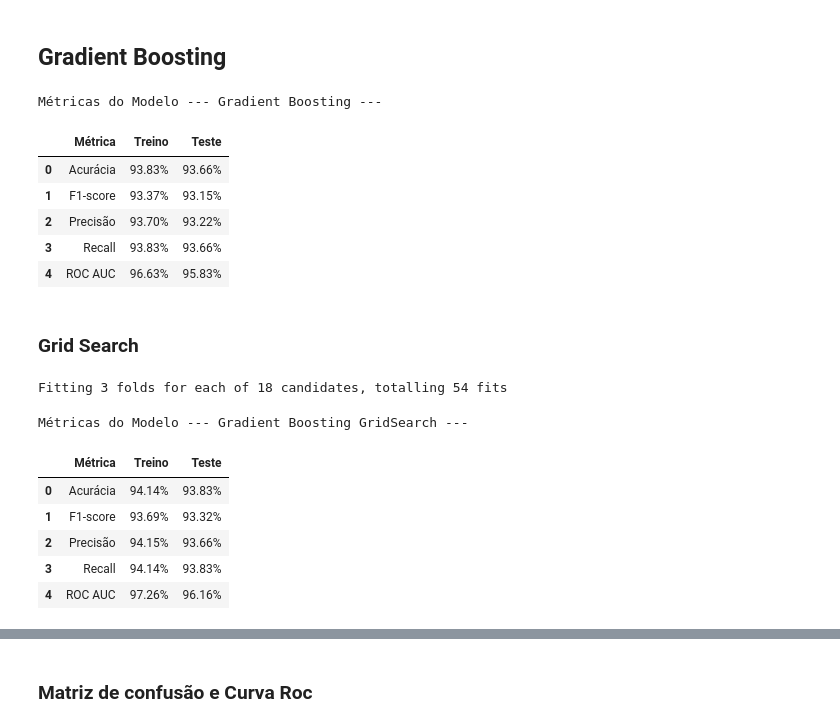
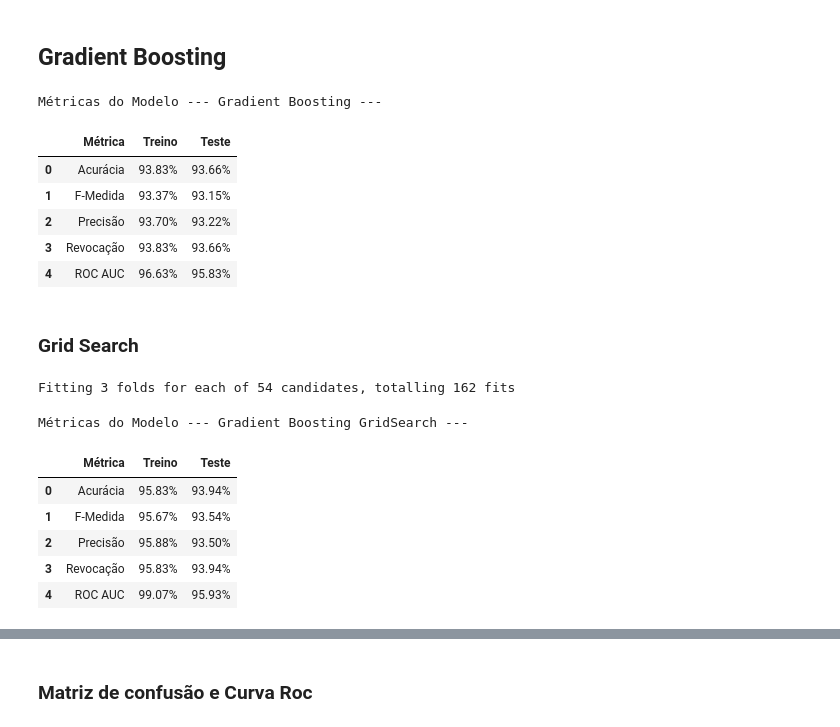
Before and after one commit to GTBelini22/Modelo-de-machine-learning-para-predicao-de-problemas-respiratorios, a Jupyter notebook: Tratando_os_dados.ipynb, the cells around one changed output, grey strips where cells are left out. Saved outputs shown, nothing was run; the diff lists cells and outputs as text; code cells hidden in the pictures.

```diff
--- a/Tratando_os_dados.ipynb
+++ b/Tratando_os_dados.ipynb
@@ -846,7 +851,7 @@ def plot_metricas(modelo, x_treino, x_teste ,y_treino, y_teste, nome_modelo='' )
 
     # Calcular Métricas com 2 casas decimais
     metricas = {
-        'Métrica': ['Acurácia', 'F1-score', 'Precisão', 'Recall', 'ROC AUC'],
+        'Métrica': ['Acurácia', 'F-Medida', 'Precisão', 'Revocação', 'ROC AUC'],
         'Treino': [
             round(accuracy_score(y_treino, var_yPredModeloTrain) * 100, 2),
             round(f1_score(y_treino, var_yPredModeloTrain, average="weighted") * 100, 2),
@@ -1371,11 +1316,3 @@
 Melhorar o pré-processamento dos dados da SRAG;
 # %% [markdown]
 ## SVM
-# %%
-# Criação do classificador SVM.
-var_svc = SVC(random_state=2024, max_iter=30000, probability= True)
-
-# Treinamento do modelo SVM com os dados de treinamento.
-var_svc.fit(var_xTrain, var_yTrain)
-
-plot_metricas(var_svc, var_xTrain, var_xTest, var_yTrain, var_yTest, 'SVM')
@@ -1439,7 +1381,8 @@ plot_matriz_confusao(best_model_svm, var_xTrain, var_xTest, var_yTrain, var_yTes
 # Criação do classificador Gradient Boosting.
 var_gb = GradientBoostingClassifier(random_state=2024)
 
-# Treinamento do modelo Gradient Boosting com os dados de treinamento.
+# Treinamento do modelo Gr
+# adient Boosting com os dados de treinamento.
 var_gb.fit(var_xTrain, var_yTrain)
 
 plot_metricas(var_gb, var_xTrain, var_xTest, var_yTrain, var_yTest, 'Gradient Boosting')
@@ -1447,37 +1390,37 @@ plot_metricas(var_gb, var_xTrain, var_xTest, var_yTrain, var_yTest, 'Gradient Bo
 Métricas do Modelo --- Gradient Boosting ---
 |  | Métrica | Treino | Teste |
 | 0 | Acurácia | 93.83% | 93.66% |
-| 1 | F1-score | 93.37% | 93.15% |
+| 1 | F-Medida | 93.37% | 93.15% |
 | 2 | Precisão | 93.70% | 93.22% |
-| 3 | Recall | 93.83% | 93.66% |
+| 3 | Revocação | 93.83% | 93.66% |
 | 4 | ROC AUC | 96.63% | 95.83% |
 # %% [markdown]
 ### Grid Search
 # %%
 # Hiperparâmetros para Gradient Boosting
 param_grid_gb = {
     'n_estimators': [100, 200, 300],
     'learning_rate': [0.01, 0.05, 0.1],
-    'max_features': ['sqrt', 'log2'],
-    'max_depth' : [3],
+    'max_features': [None,'sqrt', 'log2'],
+    'max_depth' : [3, 5],
     'random_state': [2024]
 }
 
-grid_search = GridSearchCV(var_gb,param_grid_gb, scoring= 'f1_macro', cv=3, n_jobs=-1, verbose=2)
-grid_search.fit(var_xTrain, var_yTrain)
+grid_search_gb = GridSearchCV(var_gb,param_grid_gb, scoring= 'f1_macro', cv=3, n_jobs=-1, verbose=2)
+grid_search_gb.fit(var_xTrain, var_yTrain)
 
-best_model_gb = grid_search.best_estimator_
-result_models_gb = grid_search.cv_results_
+best_model_gb = grid_search_gb.best_estimator_
+result_models_gb = grid_search_gb.cv_results_
 
 plot_metricas(best_model_gb, var_xTrain, var_xTest, var_yTrain, var_yTest, 'Gradient Boosting GridSearch')
 
 # Não é sobre o resultado, mas sim a menor diferença entre treino e teste
 # %% [output]
-Fitting 3 folds for each of 18 candidates, totalling 54 fits
+Fitting 3 folds for each of 54 candidates, totalling 162 fits
 Métricas do Modelo --- Gradient Boosting GridSearch ---
 |  | Métrica | Treino | Teste |
-| 0 | Acurácia | 94.14% | 93.83% |
-| 1 | F1-score | 93.69% | 93.32% |
-| 2 | Precisão | 94.15% | 93.66% |
-| 3 | Recall | 94.14% | 93.83% |
-| 4 | ROC AUC | 97.26% | 96.16% |
+| 0 | Acurácia | 95.83% | 93.94% |
+| 1 | F-Medida | 95.67% | 93.54% |
+| 2 | Precisão | 95.88% | 93.50% |
+| 3 | Revocação | 95.83% | 93.94% |
+| 4 | ROC AUC | 99.07% | 95.93% |
```
Also changed, not shown: parts of 37 cells of this notebook.
